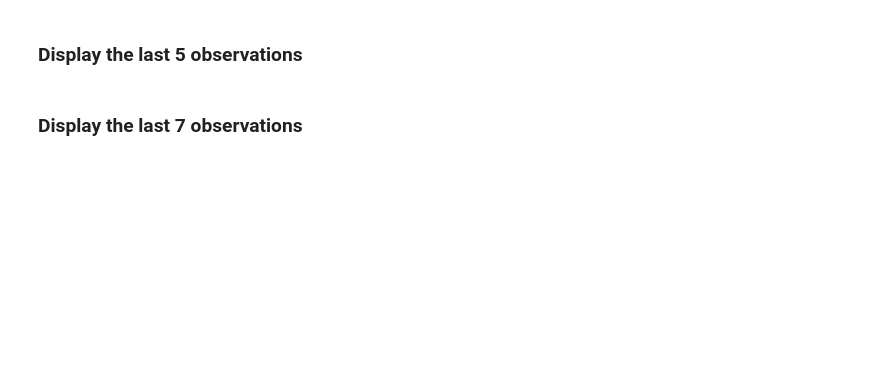
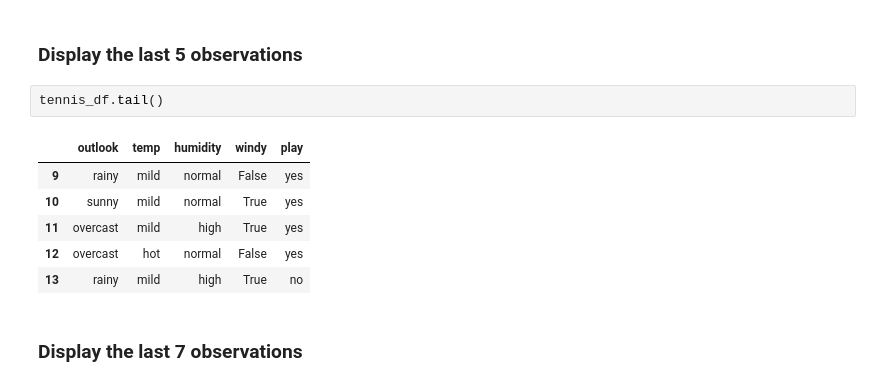
Before and after one commit to IndraniMandal/CSC310-S20, a Jupyter notebook: 05_processing_pipeline.ipynb, the cells around one changed output. Saved outputs shown, nothing was run; the diff lists cells and outputs as text; blank space fills up the shorter version.

```diff
--- a/05_processing_pipeline.ipynb
+++ b/05_processing_pipeline.ipynb
@@ -92,4 +97,13 @@ tennis_df.head()
 # %% [markdown]
 ### Display the last 5 observations
+# %%
+tennis_df.tail()
+# %% [output]
+|  | outlook | temp | humidity | windy | play |
+| 9 | rainy | mild | normal | False | yes |
+| 10 | sunny | mild | normal | True | yes |
+| 11 | overcast | mild | high | True | yes |
+| 12 | overcast | hot | normal | False | yes |
+| 13 | rainy | mild | high | True | no |
 # %% [markdown]
 ### Display the last 7 observations
```
Also changed, not shown: parts of 6 cells of this notebook.
